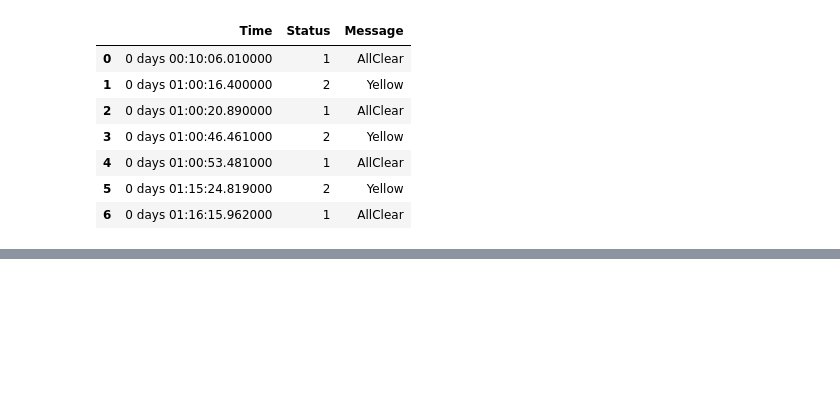
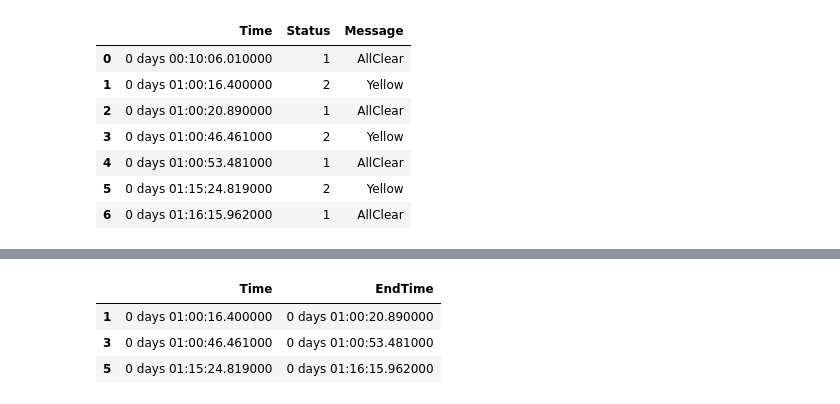
Before and after one commit to mohammedDhinojwala/f1-ai-race-strategy, a Jupyter notebook: notebooks/01_data_investigation.ipynb, the cells around one changed output, grey strips where cells are left out. Drawn from its saved outputs; the diff is of its cells as text; code cells hidden in the pictures; blank space fills up the shorter version.

```diff
--- a/notebooks/01_data_investigation.ipynb
+++ b/notebooks/01_data_investigation.ipynb
@@ -1995,0 +2024,7 @@ Name: Message, dtype: object
+# %%
+yellow_intervals
+# %% [output]
+|  | Time | EndTime |
+| 1 | 0 days 01:00:16.400000 | 0 days 01:00:20.890000 |
+| 3 | 0 days 01:00:46.461000 | 0 days 01:00:53.481000 |
+| 5 | 0 days 01:15:24.819000 | 0 days 01:16:15.962000 |
```
Also changed, not shown: parts of 6 cells of this notebook.
